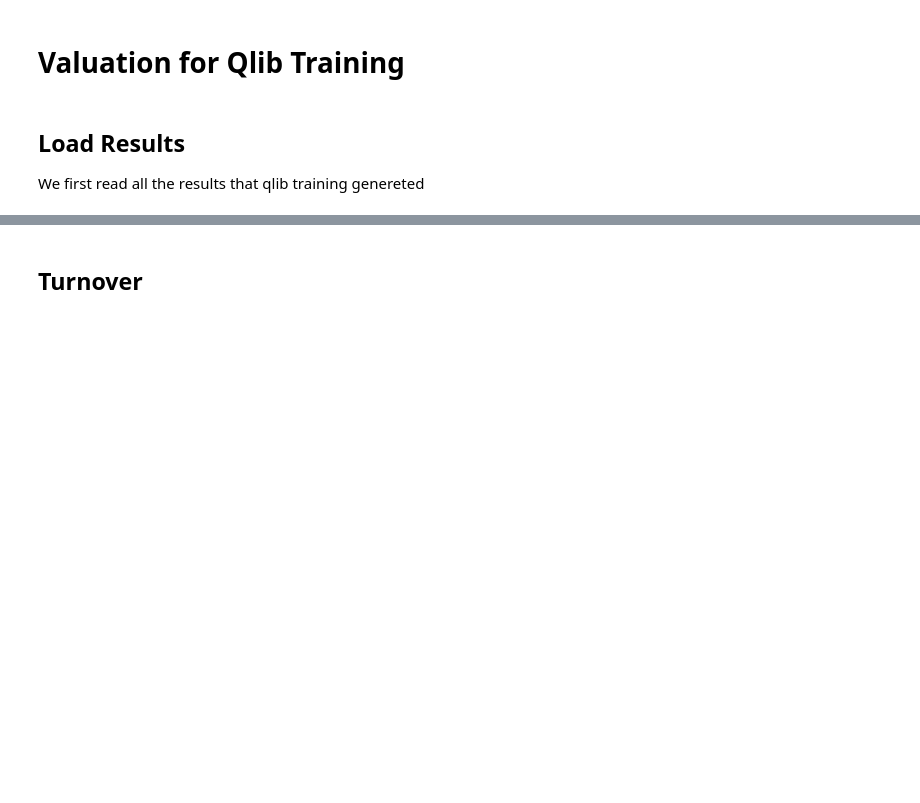
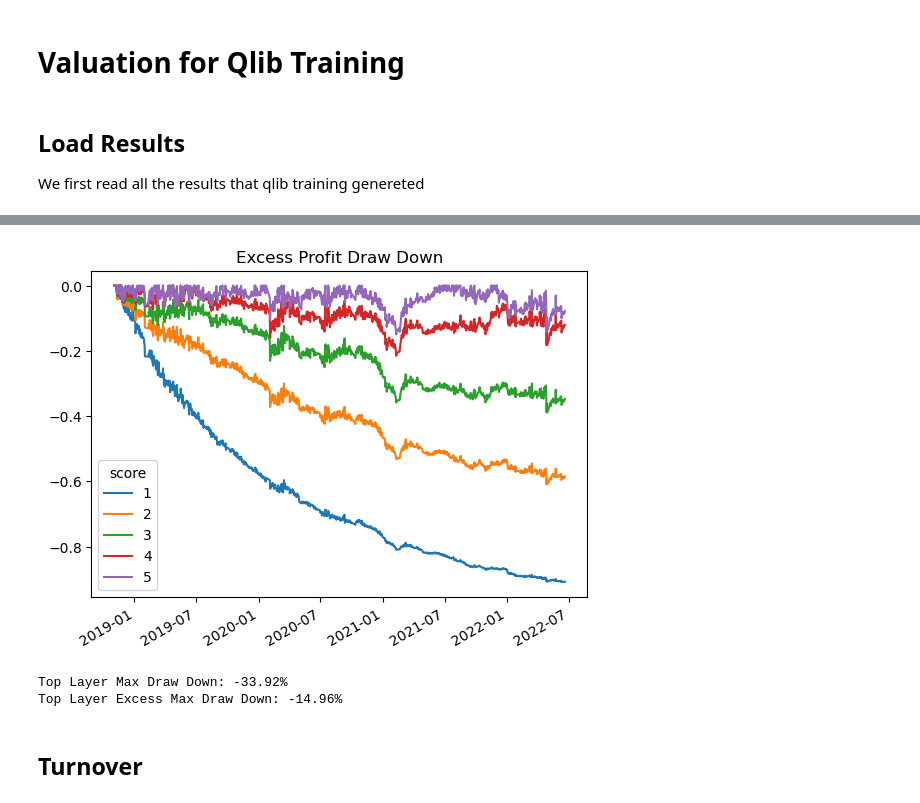
Before and after one commit to ppoak/dataforge_back, a Jupyter notebook: qlib_/valuation.ipynb, the cells around one changed output, grey strips where cells are left out. Drawn from its saved outputs; the diff is of its cells as text; code cells hidden in the pictures; blank space fills up the shorter version.

```diff
--- a/qlib_/valuation.ipynb
+++ b/qlib_/valuation.ipynb
@@ -52,2 +66,14 @@ mmd.plot();
+# %%
+result['exmmd'].plot(title='Excess Profit Draw Down');
+# %% [output]
+[figure, added]
+# %%
+mmd = result['mmd'].iloc[:, -2].min() * 100
+exmmd = result['exmmd'].iloc[:, -1].min() * 100
+print(f"Top Layer Max Draw Down: {mmd:.2f}%")
+print(f"Top Layer Excess Max Draw Down: {exmmd:.2f}%")
+# %% [output]
+Top Layer Max Draw Down: -33.92%
+Top Layer Excess Max Draw Down: -14.96%
 # %% [markdown]
 ## Turnover
```
Also changed, not shown: parts of 20 cells of this notebook, 1 other file.
